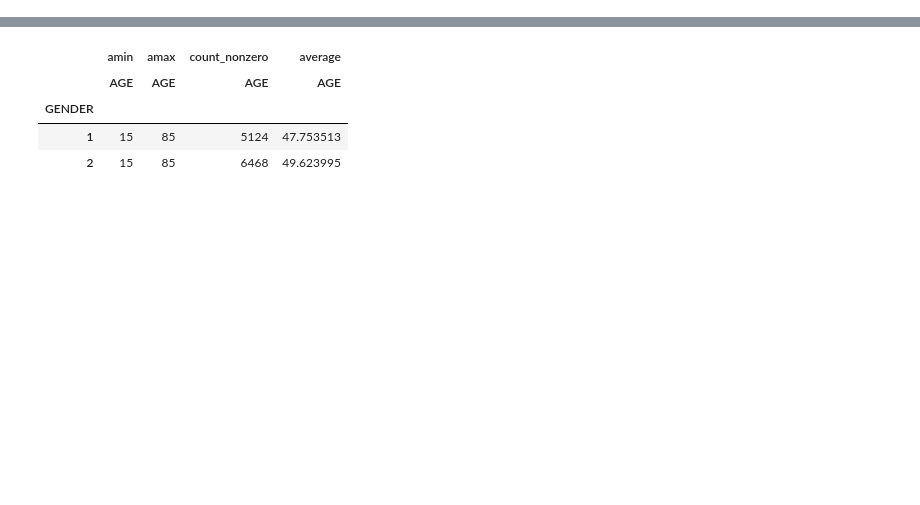
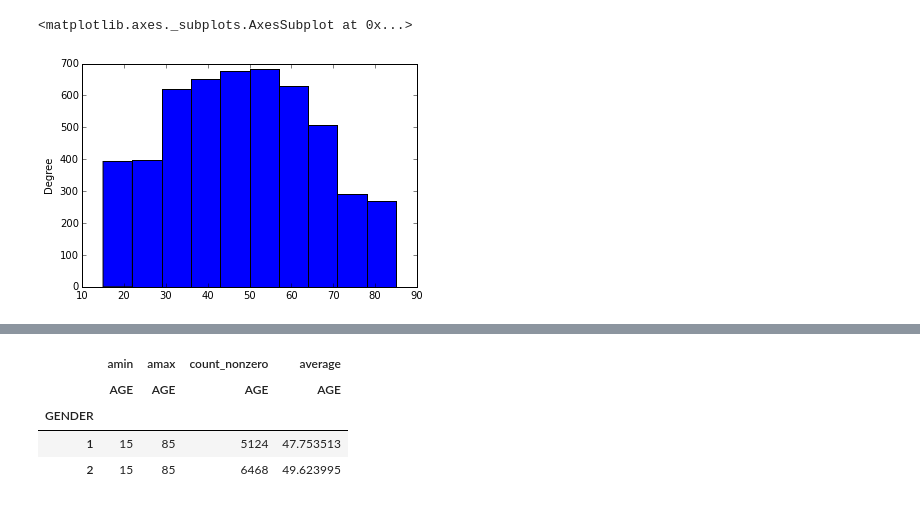
Before and after one commit to BobAmand/atus-analysis, a Jupyter notebook: summary_analysis_MVP.ipynb, the cells around one changed output, grey strips where cells are left out. Drawn from its saved outputs; the diff is of its cells as text; code cells hidden in the pictures; blank space fills up the shorter version.

```diff
--- a/summary_analysis_MVP.ipynb
+++ b/summary_analysis_MVP.ipynb
@@ -19,3 +23,6 @@ gender_sum = gender_sum.rename(columns={'tucaseid':'CASE_ID',
                               'TESEX': 'GENDER'     # gender; Male = 1, Female = 2
                                      }
                             )
+
+m_age = gender_sum[gender_sum.GENDER == 1]          # Male = 1; list of ages
+f_age = gender_sum[gender_sum.GENDER == 2]          # Female = 2; distribtuion of ages
@@ -21,0 +34,5 @@ gender_sum = gender_sum.rename(columns={'tucaseid':'CASE_ID',
+# %%
+m_age['AGE'].plot(kind='hist')
+# %% [output]
+<matplotlib.axes._subplots.AxesSubplot at 0x...>
+[figure, added]
```
Also changed, not shown: parts of 10 cells of this notebook, 1 other file.
